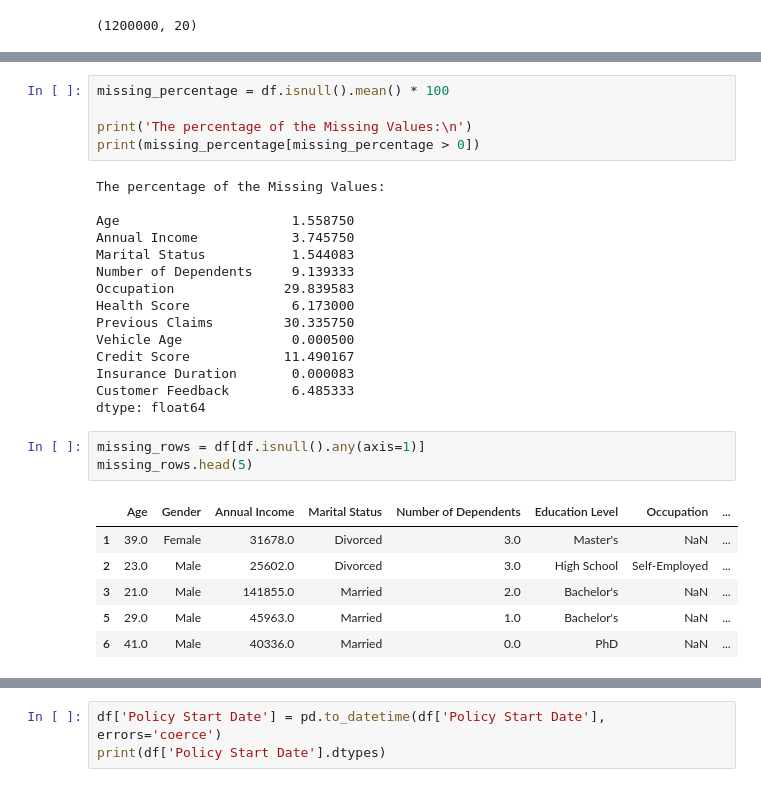
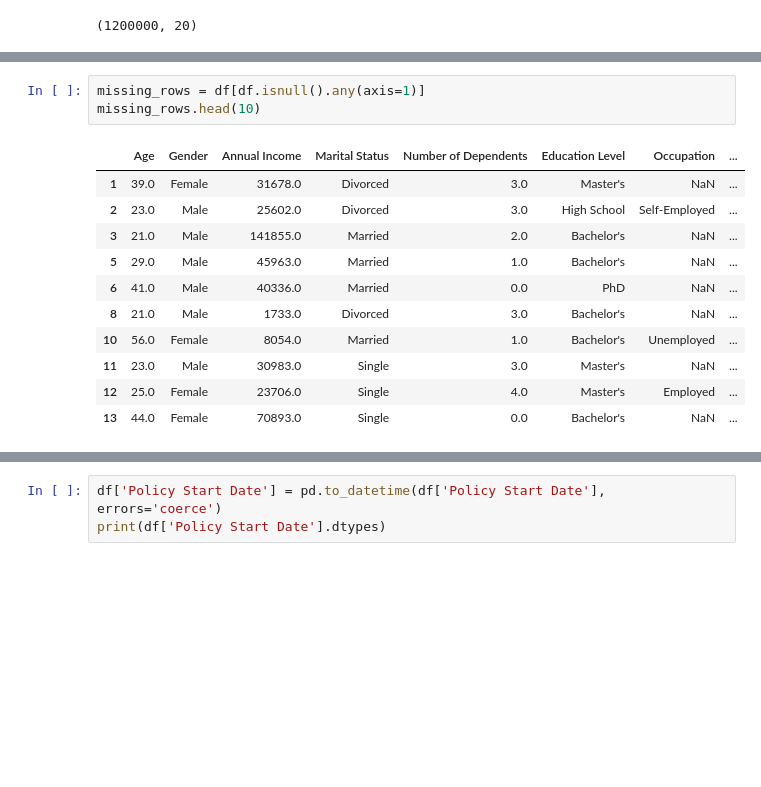
Before and after one commit to ROUSenghak/Insurance-Premium, a Jupyter notebook: notebook.ipynb, the cells around one changed output, grey strips where cells are left out. Cells and saved outputs as stored; diff of their text form; blank space fills up the shorter version.

```diff
--- a/notebook.ipynb
+++ b/notebook.ipynb
@@ -79,30 +81,15 @@ df_summary
-# %%
-missing_percentage = df.isnull().mean() * 100
-
-print('The percentage of the Missing Values:\n')
-print(missing_percentage[missing_percentage > 0])
-# %% [output]
-The percentage of the Missing Values:
-
-Age                      1.558750
-Annual Income            3.745750
-Marital Status           1.544083
-Number of Dependents     9.139333
-Occupation              29.839583
-Health Score             6.173000
-Previous Claims         30.335750
-Vehicle Age              0.000500
-Credit Score            11.490167
-Insurance Duration       0.000083
-Customer Feedback        6.485333
-dtype: float64
 # %%
 missing_rows = df[df.isnull().any(axis=1)]
-missing_rows.head(5)
+missing_rows.head(10)
 # %% [output]
 |  | Age | Gender | Annual Income | Marital Status | Number of Dependents | Education Level | Occupation | ... |
 | 1 | 39.0 | Female | 31678.0 | Divorced | 3.0 | Master's | NaN | ... |
 | 2 | 23.0 | Male | 25602.0 | Divorced | 3.0 | High School | Self-Employed | ... |
 | 3 | 21.0 | Male | 141855.0 | Married | 2.0 | Bachelor's | NaN | ... |
 | 5 | 29.0 | Male | 45963.0 | Married | 1.0 | Bachelor's | NaN | ... |
 | 6 | 41.0 | Male | 40336.0 | Married | 0.0 | PhD | NaN | ... |
+| 8 | 21.0 | Male | 1733.0 | Divorced | 3.0 | Bachelor's | NaN | ... |
+| 10 | 56.0 | Female | 8054.0 | Married | 1.0 | Bachelor's | Unemployed | ... |
+| 11 | 23.0 | Male | 30983.0 | Single | 3.0 | Master's | NaN | ... |
+| 12 | 25.0 | Female | 23706.0 | Single | 4.0 | Master's | Employed | ... |
+| 13 | 44.0 | Female | 70893.0 | Single | 0.0 | Bachelor's | NaN | ... |
```
Also changed, not shown: parts of 7 cells of this notebook.
